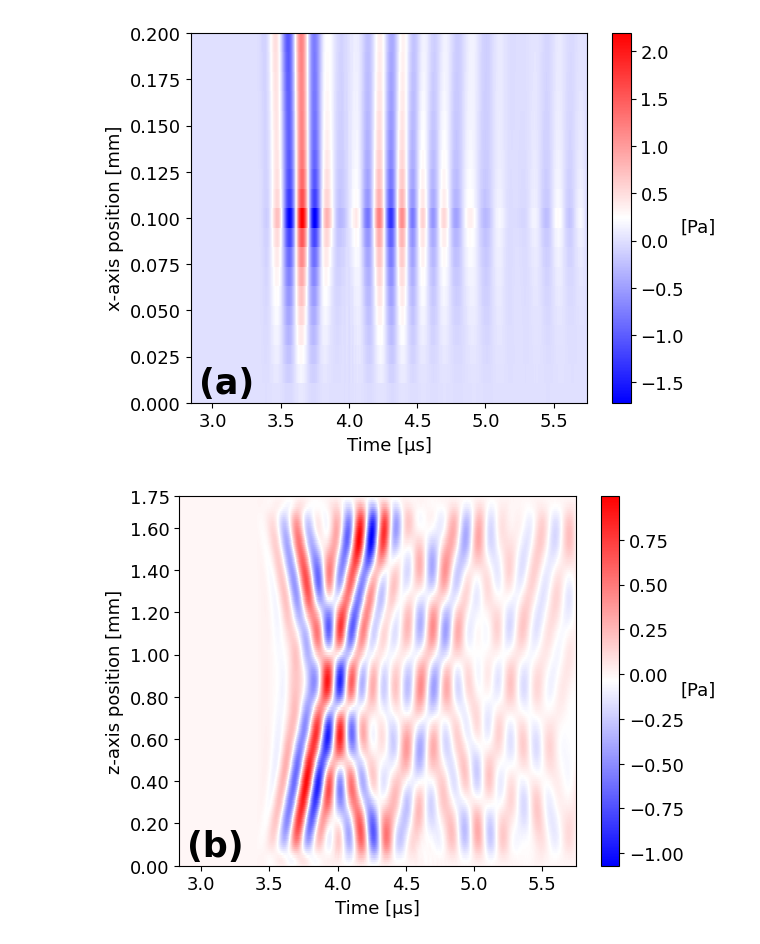
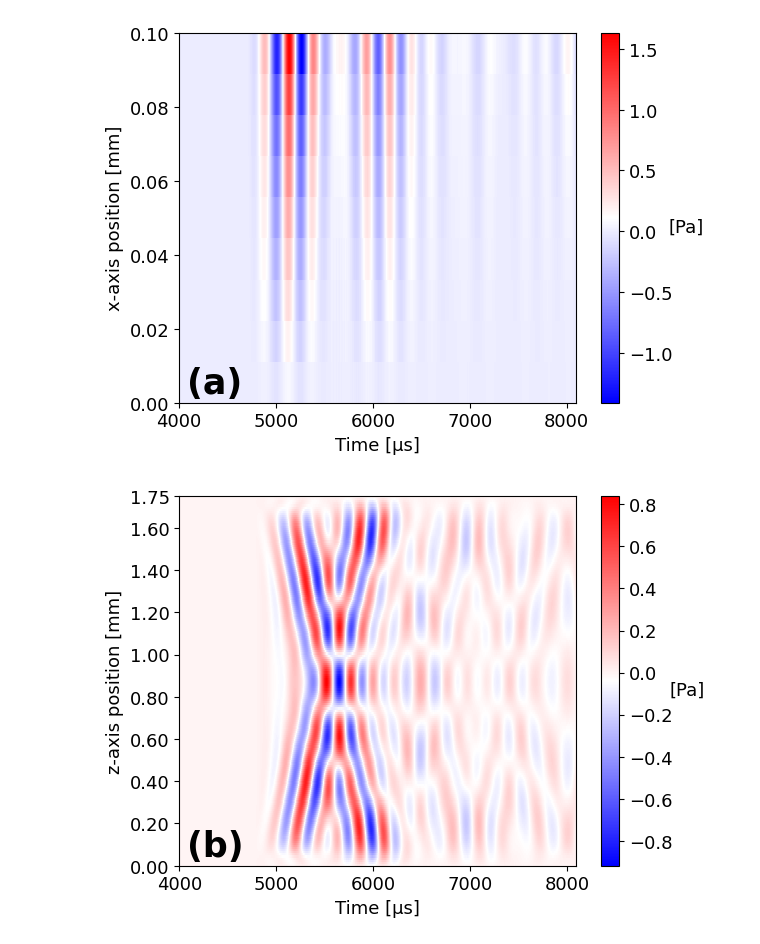
Before and after one commit to erin621-arch/Roughness, a Jupyter notebook: project2/drawing/ronbunyou.ipynb, the cells around one changed output. Drawn from its saved outputs; the diff is of its cells as text; code cells hidden in the pictures.

```diff
--- a/project2/drawing/ronbunyou.ipynb
+++ b/project2/drawing/ronbunyou.ipynb
@@ -54,6 +51,6 @@ importing : C:\Users\manat\project2\experience_new\125_20\scope_5b1_59.csv
 # %%
-filename = f"C:\\Users\\manat\\project2\\surface_wave_2d\\T1\\T1_series_middle_moremorerange_200_moredepth_tyoizurasi1975.npy"
-filename2 = f"C:\\Users\\manat\\project2\\surface_wave_2d\\T3\\T3_series_middle_moremorerange_200_moredepth_tyoizurasi1975.npy"
+filename = f"C:\\Users\\manat\\project2\\surface_wave_2d_2\\T1\\T1_series_middle_moremorerange_200_moredepth_5.npy"
+filename2 = f"C:\\Users\\manat\\project2\\surface_wave_2d_2\\T3\\T3_series_middle_moremorerange_200_moredepth_5.npy"
 data_kabe_T1 = np.load(filename)
 data_yuka_T3 = np.load(filename2)
 
@@ -65,12 +62,12 @@ dt_ns = 0.71  # ns per timestep
 time_range = sourse_new.right + sourse_new.left
 # プローブ発射を0とした実時間軸
 start_time_step = 4000  # 描画開始時のタイムステップ
-time_axis_us = [(start_time_step + i) * dt_ns / 1000 for i in range(time_range)]
+time_axis_us = [(start_time_step + i) for i in range(time_range)]
 
 fig = plt.figure()
 im = plt.imshow(
-    -data_kabe_T1[x1 - 10 : x2, z1, 1214 - sourse_new.left : 1214 + sourse_new.right],
-    extent=(time_axis_us[0], time_axis_us[-1], 0, 0.20),
+    -data_kabe_T1[x1:x2, z1, 1214 - sourse_new.left : 1214 + sourse_new.right],
+    extent=(time_axis_us[0], time_axis_us[-1], 0, 0.10),
     interpolation="nearest",
     cmap="bwr",
     aspect="auto",
@@ -89,36 +86,36 @@ if 0.10 not in current_yticks:
 plt.text(0.02, 0.1, "(a)", transform=plt.gca().transAxes, fontsize=25, weight="bold", ha="left", va="top")
 cbar = plt.colorbar(im)
 cbar.set_label("[Pa]", rotation=0, labelpad=10)
-plt.savefig(r"C:\Users\manat\project2\drawing\jasa\Figure1000a.png", format="eps", dpi=300)
+# plt.savefig(r"C:\Users\manat\project2\drawing\jasa2\Figure1000a.eps", format="eps", dpi=300)
 plt.show()
 
 plt.rcParams["font.size"] = 13
 fig = plt.figure()
 im = plt.imshow(
     -data_yuka_T3[x2 - 2, z1:z2, 1214 - sourse_new.left : 1214 + sourse_new.right],
     extent=(time_axis_us[0], time_axis_us[-1], 0, 1.75),
     interpolation="nearest",
     cmap="bwr",
     aspect="auto",
 )
 plt.xlabel("Time [μs]")
 plt.ylabel(r"z-axis position [mm]")
 
 # 2つ目のプロットでも同様に
 ax = plt.gca()
 current_yticks = list(ax.get_yticks())
 if 1.75 not in current_yticks:
     current_yticks = [tick for tick in current_yticks if abs(tick - 1.75) > 0.01]
     current_yticks.append(1.75)
     ax.set_yticks(sorted(current_yticks))
 
 ax.set_ylim(0, 1.75)  # y軸の範囲を強制的に0-1.75に固定
 plt.text(0.02, 0.1, "(b)", transform=plt.gca().transAxes, fontsize=25, weight="bold", ha="left", va="top")
 cbar = plt.colorbar(im)
 cbar.set_label("[Pa]", rotation=0, labelpad=10)
-plt.savefig(r"C:\Users\manat\project2\drawing\jasa\Figure1000b.png", format="png", dpi=300)
+# plt.savefig(r"C:\Users\manat\project2\drawing\jasa2\Figure1000b.eps", format="eps", dpi=300)
 plt.show()
 # %% [output]
-[figure, old version]
+[figure, new version]
-[figure, old version]
+[figure, new version]
 # %%
```
Also changed, not shown: parts of 5 cells of this notebook, 15 other files.
